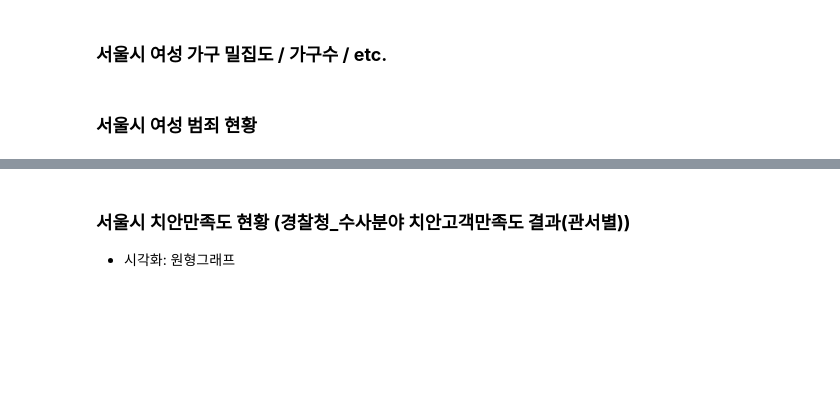
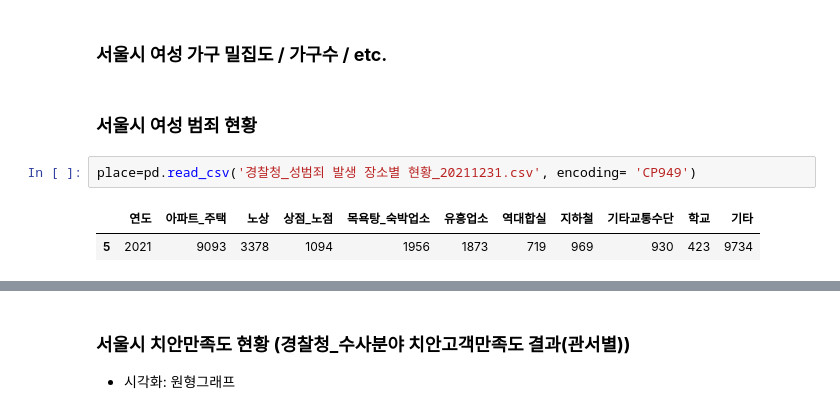
Before and after one commit to seon0415/weit, a Jupyter notebook: 여성안심귀가_프로젝트.ipynb, the cells around one changed output, grey strips where cells are left out. Cells and saved outputs as stored; diff of their text form; blank space fills up the shorter version.

```diff
--- a/여성안심귀가_프로젝트.ipynb
+++ b/여성안심귀가_프로젝트.ipynb
@@ -40,3 +104,8 @@ UnicodeDecodeError: ignored
 ### **서울시 여성 가구 밀집도 / 가구수 / etc.**
 # %% [markdown]
 ### **서울시 여성 범죄 현황**
+# %%
+place=pd.read_csv('경찰청_성범죄 발생 장소별 현황_20211231.csv', encoding= 'CP949')
+# %% [output]
+|  | 연도 | 아파트_주택 | 노상 | 상점_노점 | 목욕탕_숙박업소 | 유흥업소 | 역대합실 | 지하철 | 기타교통수단 | 학교 | 기타 |
+| 5 | 2021 | 9093 | 3378 | 1094 | 1956 | 1873 | 719 | 969 | 930 | 423 | 9734 |
```
Also changed, not shown: parts of 14 cells of this notebook.
